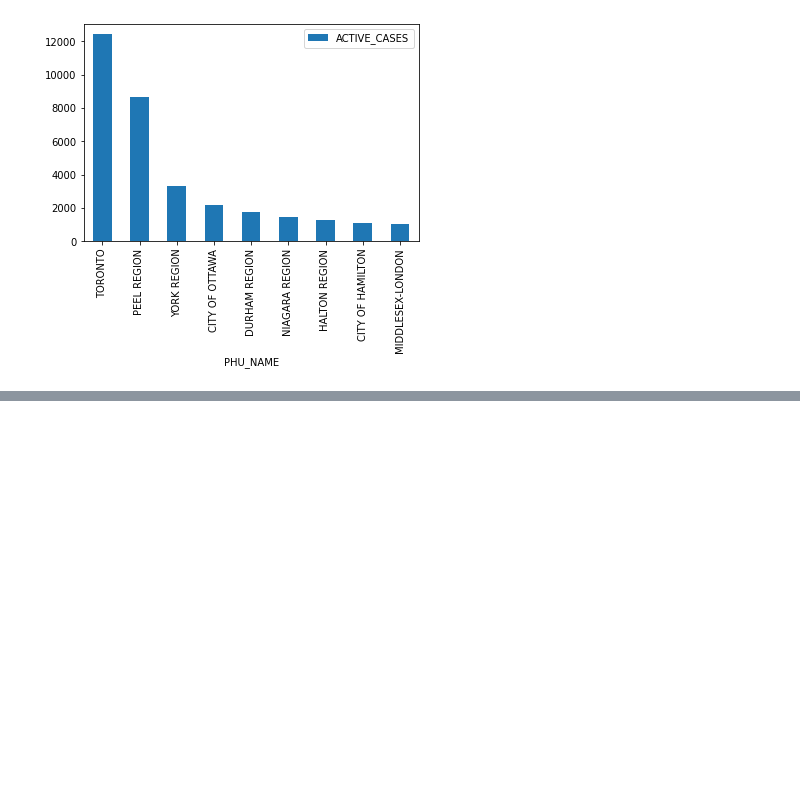
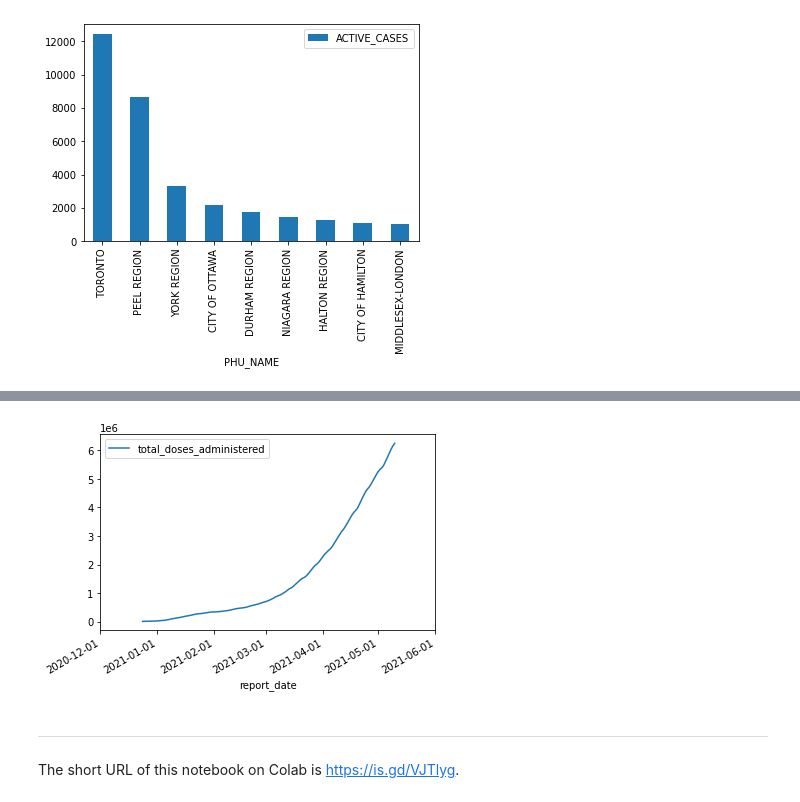
Before and after one commit to pbeens/OTF-Data-Analysis-2021-05, a Jupyter notebook: Demo_Fixing_Data.ipynb, the cells around one changed output, grey strips where cells are left out. Saved outputs shown, nothing was run; the diff lists cells and outputs as text; code cells hidden in the pictures; blank space fills up the shorter version.

```diff
--- a/Demo_Fixing_Data.ipynb
+++ b/Demo_Fixing_Data.ipynb
@@ -402,0 +426,14 @@ today_df.plot(kind='bar', # also try barh
+# %%
+# First, we create a list of the x-ticks we want. 'MS' means beginning of month.
+dateIndex = pd.date_range(start='2020-12-1', end='2021-6-1', freq='MS')
+
+# Then we tell the plot we want to use that list for the xticks:
+plot = df.plot(kind='line',
+               x='report_date',
+               y='total_doses_administered',
+               xticks=dateIndex)
+# %% [output]
+[figure, added]
+# %% [markdown]
+---
+The short URL of this notebook on Colab is https://is.gd/VJTlyg.
```
Also changed, not shown: parts of 4 cells of this notebook.
